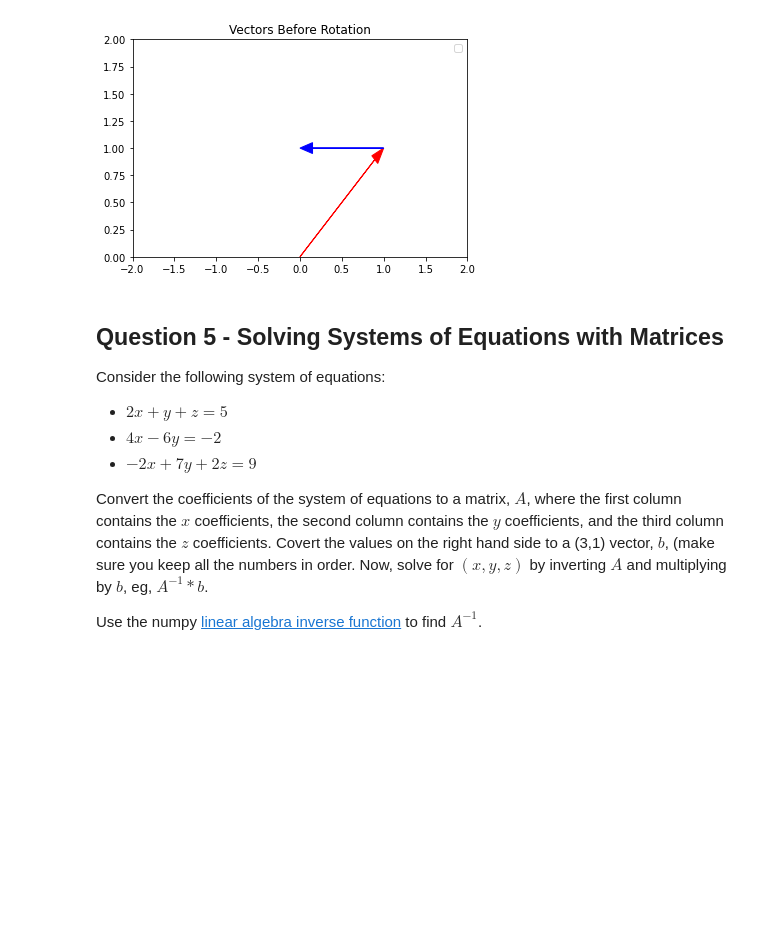
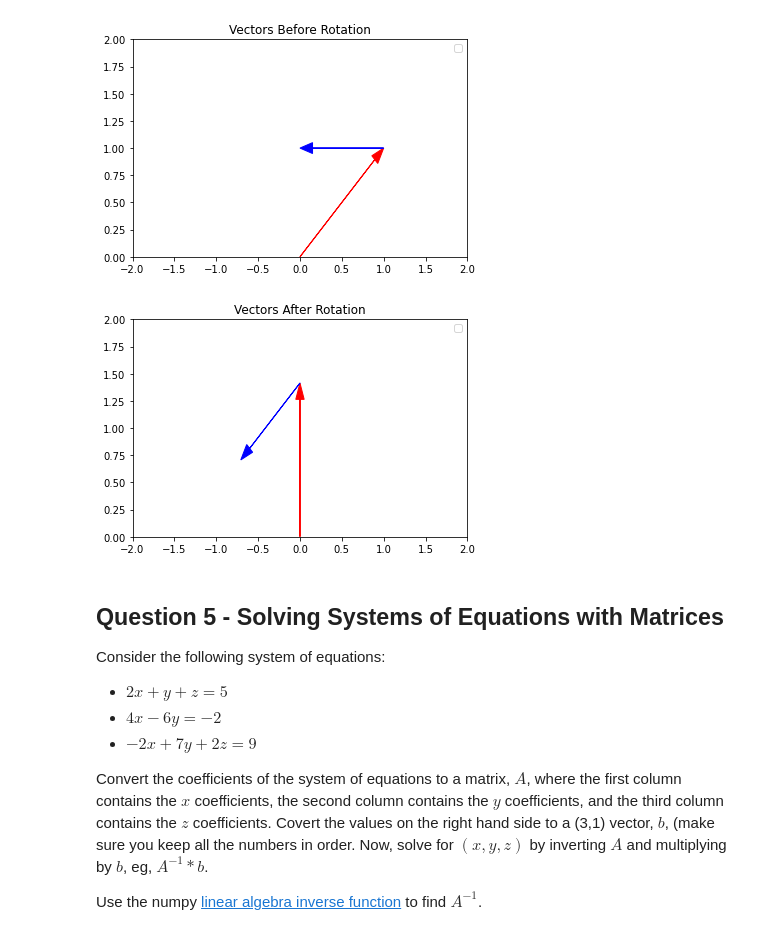
Before and after one commit to alex-chiu/CS329E-Data-Analytics, a Jupyter notebook: HW2/329e_HW2.ipynb, the cells around one changed output. Saved outputs shown, nothing was run; the diff lists cells and outputs as text; code cells hidden in the pictures; blank space fills up the shorter version.

```diff
--- a/HW2/329e_HW2.ipynb
+++ b/HW2/329e_HW2.ipynb
@@ -146,13 +146,15 @@ plt.show()
 # %%
 # Plot the vectors after rotation
 plt.figure()
-plt.plot([0, 0 + rot_alpha[0]], [0, 0 + rot_alpha[1]], color='b')
-plt.plot([1, 1 + rot_beta[0]], [1, 1 + rot_beta[1]], color='r')
+plt.arrow(0,0,rot_alpha[0],rot_alpha[1],color = "r", head_width = .1,length_includes_head=True)
+plt.arrow(rot_alpha[0],rot_alpha[1],rot_beta[0],rot_beta[1],color = "b", head_width = .1,length_includes_head=True)
 plt.xlim([-2, 2])
 plt.ylim([0, 2])
 plt.title("Vectors After Rotation")
 plt.legend(["Alpha", "Beta"])
 plt.show()
+# %% [output]
+[figure, added]
 # %% [markdown]
 ## Question 5 - Solving Systems of Equations with Matrices
 
```
